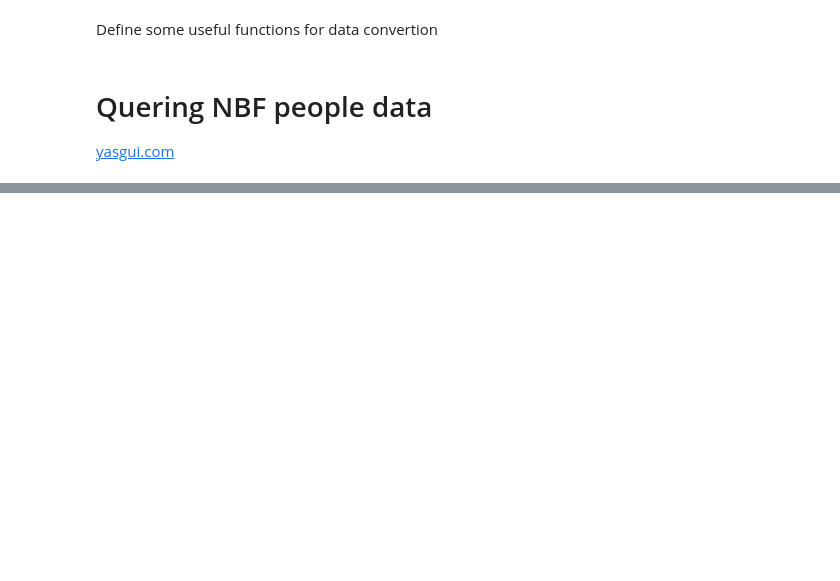
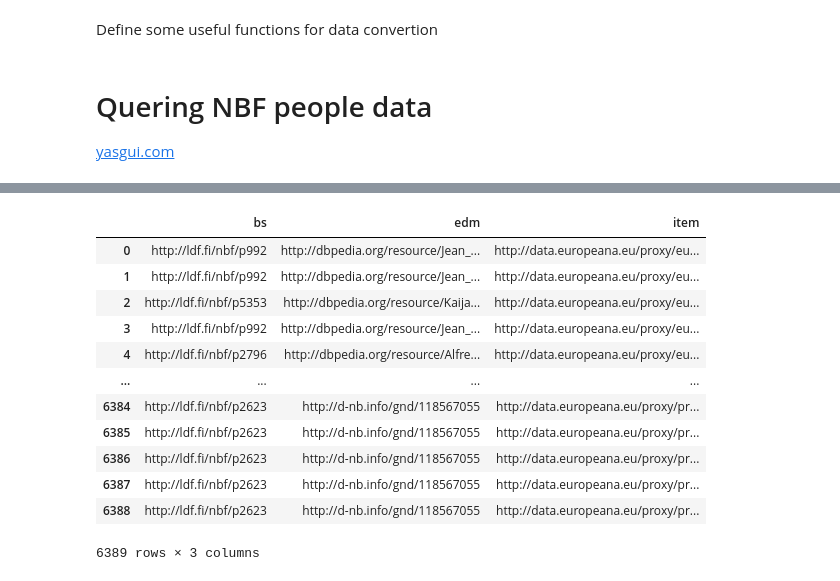
Before and after one commit to InTaVia/source-dataset-conversion, a Jupyter notebook: BS_dataset/BiographySampoArtworksWikidata.ipynb, the cells around one changed output, grey strips where cells are left out. Saved outputs shown, nothing was run; the diff lists cells and outputs as text; code cells hidden in the pictures; blank space fills up the shorter version.

Commit message:
Added fetching Europeana artworks to ipynb

```diff
--- a/BS_dataset/BiographySampoArtworksWikidata.ipynb
+++ b/BS_dataset/BiographySampoArtworksWikidata.ipynb
@@ -305,0 +413,34 @@ pd.DataFrame(res)
+# %%
+sparql3 = SPARQLWrapper("http://sparql.europeana.eu/")
+#
+q = """ PREFIX owl: <http://www.w3.org/2002/07/owl#>
+PREFIX dc: <http://purl.org/dc/elements/1.1/>
+PREFIX edm: <http://www.europeana.eu/schemas/edm/>
+PREFIX ore: <http://www.openarchives.org/ore/terms/>
+
+PREFIX nbf: <http://ldf.fi/nbf/>
+PREFIX wd: <http://www.wikidata.org/entity/>
+
+SELECT DISTINCT ?bs ?edm ?item
+WHERE {
+  VALUES (?bs ?wiki_id) { """+VALUES_B+""" }
+  ?edm owl:sameAs? ?wiki_id .
+  ?item dc:creator ?edm ;
+    edm:type ?type .
+} LIMIT 20000 """
+print(f'Query length {len(q)}')
+
+sparql3.setQuery(q)
+
+
+sparql3.setReturnFormat(JSON)
+sparql3.setMethod('POST')
+results = sparql3.query().convert()
+
+res = convertDatatypes(results)
+print(f"{len(res)} results")
+
+print(f'Works by {len({ob.get("edm") for ob in res})} distinct artists')
+
+for ob in res[:10]:
+  print(ob)
@@ -305,0 +461,16 @@ pd.DataFrame(res)
+# %%
+pd.DataFrame(res)
+# %% [output]
+|  | bs | edm | item |
+| 0 | http://ldf.fi/nbf/p992 | http://dbpedia.org/resource/Jean_... | http://data.europeana.eu/proxy/eu... |
+| 1 | http://ldf.fi/nbf/p992 | http://dbpedia.org/resource/Jean_... | http://data.europeana.eu/proxy/eu... |
+| 2 | http://ldf.fi/nbf/p5353 | http://dbpedia.org/resource/Kaija... | http://data.europeana.eu/proxy/eu... |
+| 3 | http://ldf.fi/nbf/p992 | http://dbpedia.org/resource/Jean_... | http://data.europeana.eu/proxy/eu... |
+| 4 | http://ldf.fi/nbf/p2796 | http://dbpedia.org/resource/Alfre... | http://data.europeana.eu/proxy/eu... |
+| ... | ... | ... | ... |
+| 6384 | http://ldf.fi/nbf/p2623 | http://d-nb.info/gnd/118567055 | http://data.europeana.eu/proxy/pr... |
+| 6385 | http://ldf.fi/nbf/p2623 | http://d-nb.info/gnd/118567055 | http://data.europeana.eu/proxy/pr... |
+| 6386 | http://ldf.fi/nbf/p2623 | http://d-nb.info/gnd/118567055 | http://data.europeana.eu/proxy/pr... |
+| 6387 | http://ldf.fi/nbf/p2623 | http://d-nb.info/gnd/118567055 | http://data.europeana.eu/proxy/pr... |
+| 6388 | http://ldf.fi/nbf/p2623 | http://d-nb.info/gnd/118567055 | http://data.europeana.eu/proxy/pr... |
+6389 rows × 3 columns
```
Also changed, not shown: parts of 14 cells of this notebook.
